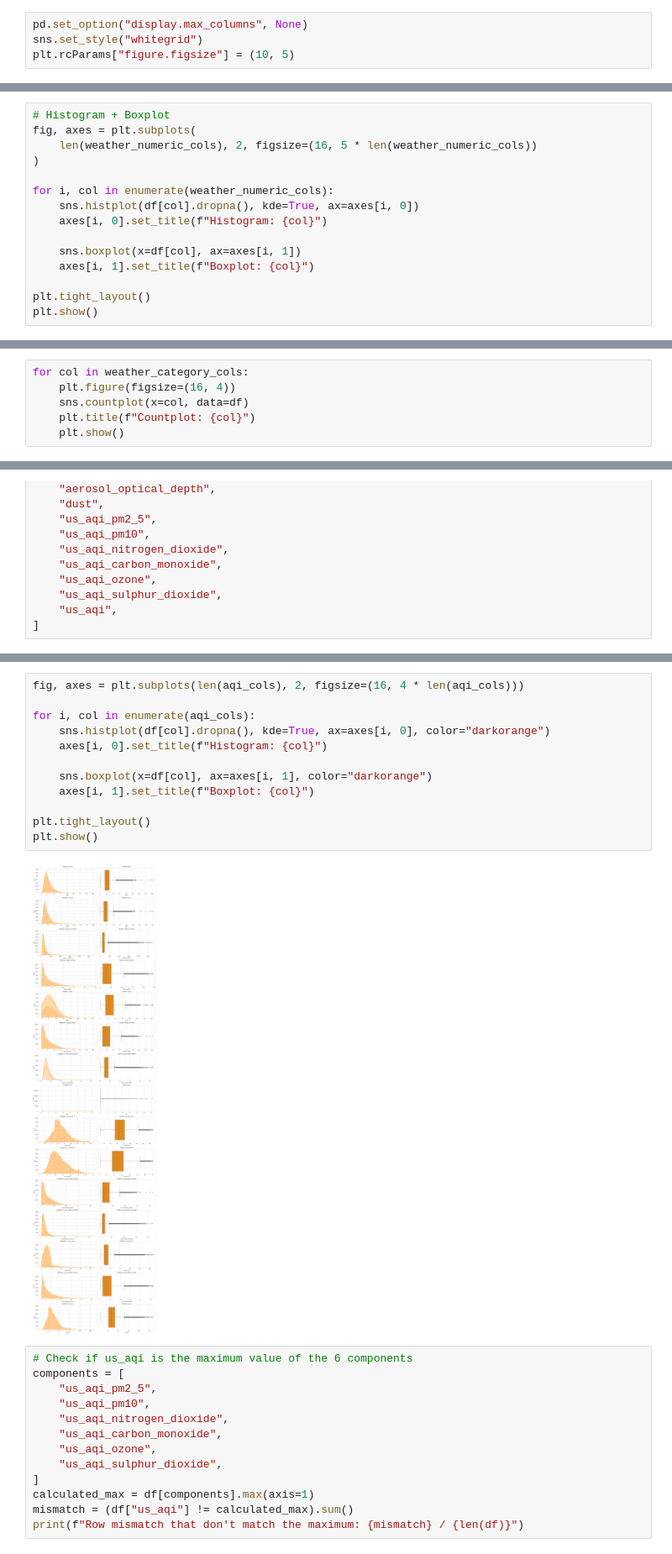
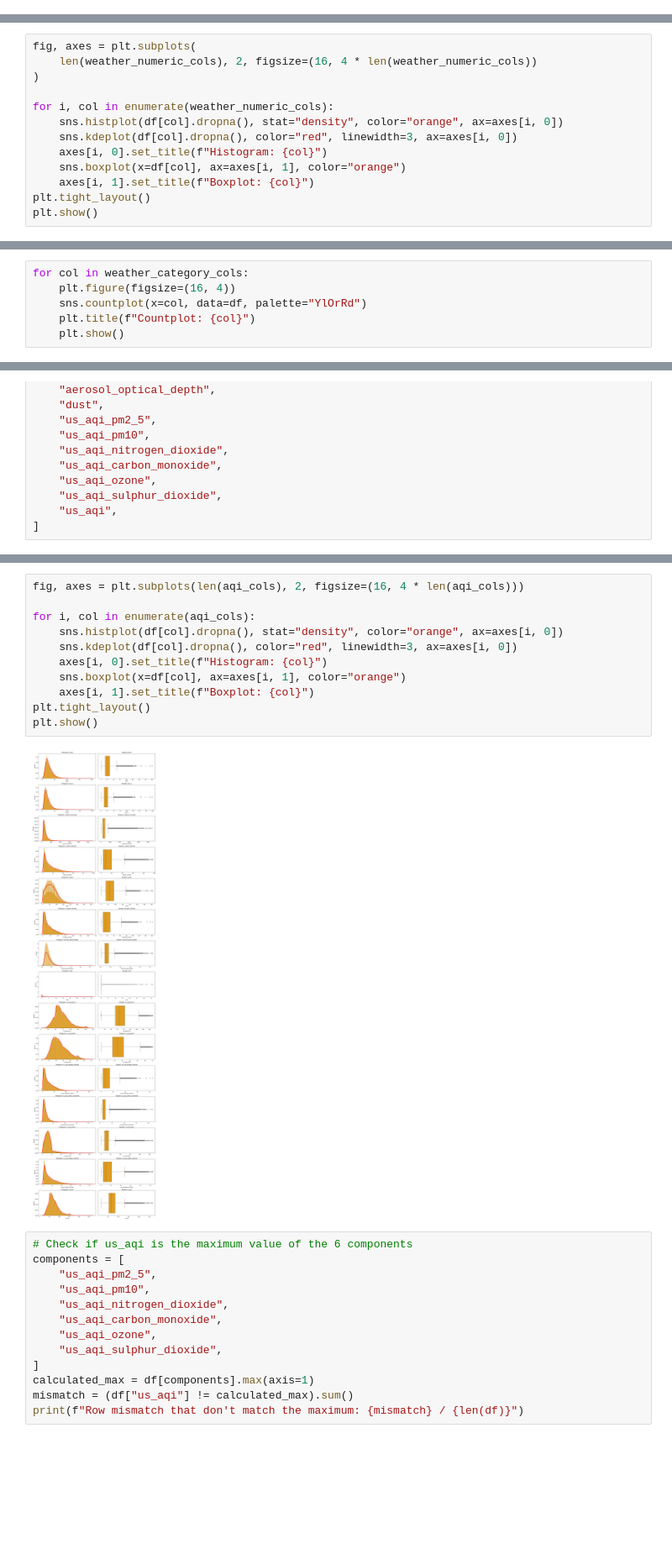
Before and after one commit to Avcuongy/AQI-Analytics-in-Southeast-Vietnam, a Jupyter notebook: notebooks/1_univariate.ipynb, the cells around one changed output, grey strips where cells are left out. Shown at 84% size. Saved outputs shown, nothing was run; the diff lists cells and outputs as text; blank space fills up the shorter version.

```diff
--- a/notebooks/1_univariate.ipynb
+++ b/notebooks/1_univariate.ipynb
@@ -7,10 +7,6 @@ import matplotlib.pyplot as plt
 import seaborn as sns
 import warnings
 warnings.filterwarnings("ignore")
-# %%
-pd.set_option("display.max_columns", None)
-sns.set_style("whitegrid")
-plt.rcParams["figure.figsize"] = (10, 5)
 # %% [markdown]
 # Data
 # %%
@@ -271,18 +268,16 @@ rain                      has negative values : 0 rows
 sunshine_duration         has negative values : 0 rows
 boundary_layer_height     has negative values : 0 rows
 # %%
-# Histogram + Boxplot
 fig, axes = plt.subplots(
-    len(weather_numeric_cols), 2, figsize=(16, 5 * len(weather_numeric_cols))
+    len(weather_numeric_cols), 2, figsize=(16, 4 * len(weather_numeric_cols))
 )
 
 for i, col in enumerate(weather_numeric_cols):
-    sns.histplot(df[col].dropna(), kde=True, ax=axes[i, 0])
+    sns.histplot(df[col].dropna(), stat="density", color="orange", ax=axes[i, 0])
+    sns.kdeplot(df[col].dropna(), color="red", linewidth=3, ax=axes[i, 0])
     axes[i, 0].set_title(f"Histogram: {col}")
-
-    sns.boxplot(x=df[col], ax=axes[i, 1])
+    sns.boxplot(x=df[col], ax=axes[i, 1], color="orange")
     axes[i, 1].set_title(f"Boxplot: {col}")
-
 plt.tight_layout()
 plt.show()
 # %% [output]
@@ -308,7 +303,7 @@ is_day unique values: 2
 # %%
 for col in weather_category_cols:
     plt.figure(figsize=(16, 4))
-    sns.countplot(x=col, data=df)
+    sns.countplot(x=col, data=df, palette="YlOrRd")
     plt.title(f"Countplot: {col}")
     plt.show()
 # %% [output]
@@ -356,17 +351,16 @@ df[aqi_cols].describe().T
 # %%
 fig, axes = plt.subplots(len(aqi_cols), 2, figsize=(16, 4 * len(aqi_cols)))
 
 for i, col in enumerate(aqi_cols):
-    sns.histplot(df[col].dropna(), kde=True, ax=axes[i, 0], color="darkorange")
+    sns.histplot(df[col].dropna(), stat="density", color="orange", ax=axes[i, 0])
+    sns.kdeplot(df[col].dropna(), color="red", linewidth=3, ax=axes[i, 0])
     axes[i, 0].set_title(f"Histogram: {col}")
-
-    sns.boxplot(x=df[col], ax=axes[i, 1], color="darkorange")
+    sns.boxplot(x=df[col], ax=axes[i, 1], color="orange")
     axes[i, 1].set_title(f"Boxplot: {col}")
-
 plt.tight_layout()
 plt.show()
 # %% [output]
-[figure, old version]
+[figure, new version]
 # %%
 # Check if us_aqi is the maximum value of the 6 components
 components = [
```
Also changed, not shown: parts of 5 cells of this notebook, 5 other files.
